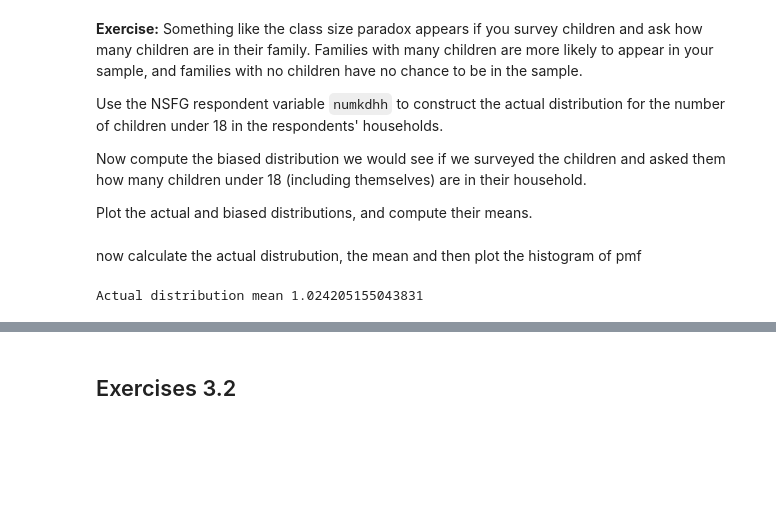
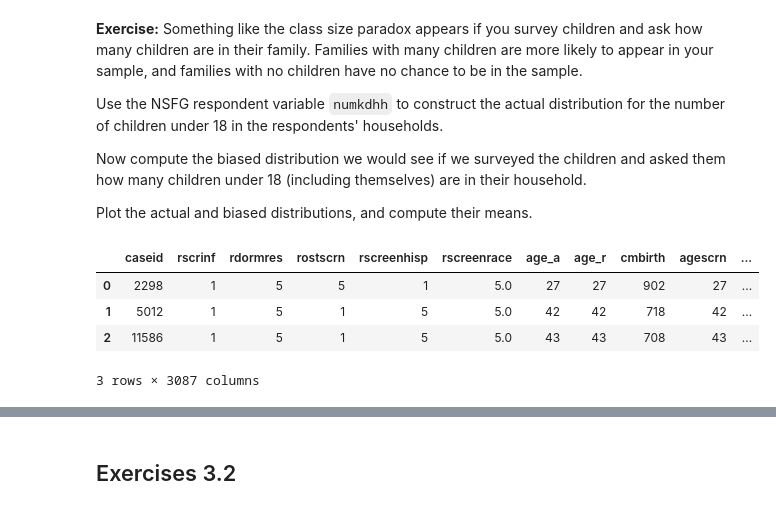
Before and after one commit to rajukan/DSC-530, a Jupyter notebook: grk_dsc_530_week_4.ipynb, the cells around one changed output, grey strips where cells are left out. Drawn from its saved outputs; the diff is of its cells as text; code cells hidden in the pictures; blank space fills up the shorter version.

```diff
--- a/grk_dsc_530_week_4.ipynb
+++ b/grk_dsc_530_week_4.ipynb
@@ -54,11 +53,10 @@ download("https://github.com/AllenDowney/ThinkStats2/raw/master/code/2002FemResp
 download("https://github.com/AllenDowney/ThinkStats2/raw/master/code/2002FemResp.dat.gz")
 # %%
 resp = nsfg.ReadFemResp()
+resp.head(3)
+# %% [output]
+|  | caseid | rscrinf | rdormres | rostscrn | rscreenhisp | rscreenrace | age_a | age_r | cmbirth | agescrn | ... |
+| 0 | 2298 | 1 | 5 | 5 | 1 | 5.0 | 27 | 27 | 902 | 27 | ... |
+| 1 | 5012 | 1 | 5 | 1 | 5 | 5.0 | 42 | 42 | 718 | 42 | ... |
+| 2 | 11586 | 1 | 5 | 1 | 5 | 5.0 | 43 | 43 | 708 | 43 | ... |
+3 rows × 3087 columns
-# %% [markdown]
-now calculate the actual distrubution, the mean and then plot the histogram of pmf
-# %%
-hist_pmf = thinkstats2.Pmf(resp.numkdhh, label='actual')
-
-print(f'Actual distribution mean {hist_pmf.Mean()}')
-# %% [output]
-Actual distribution mean 1.024205155043831
```
Also changed, not shown: parts of 10 cells of this notebook, 1 other file.
